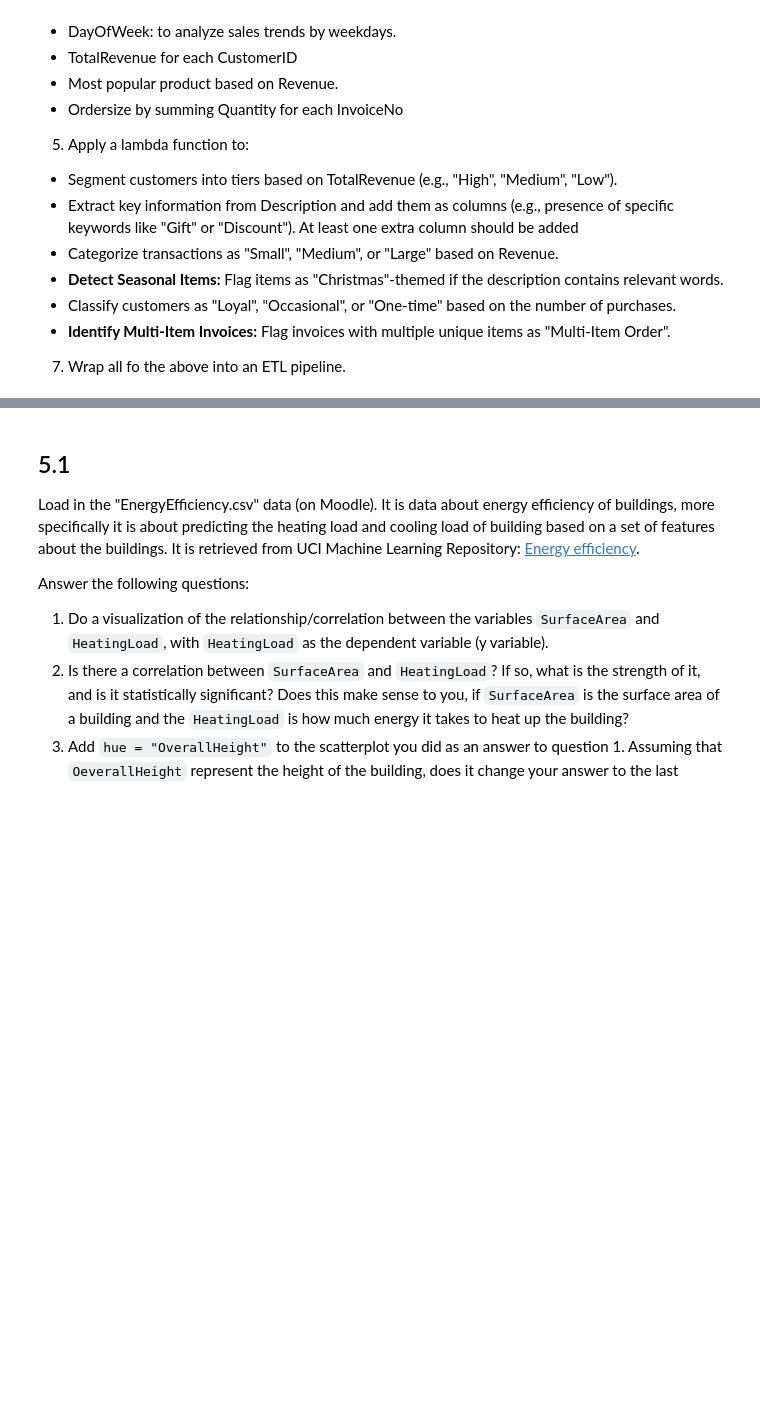
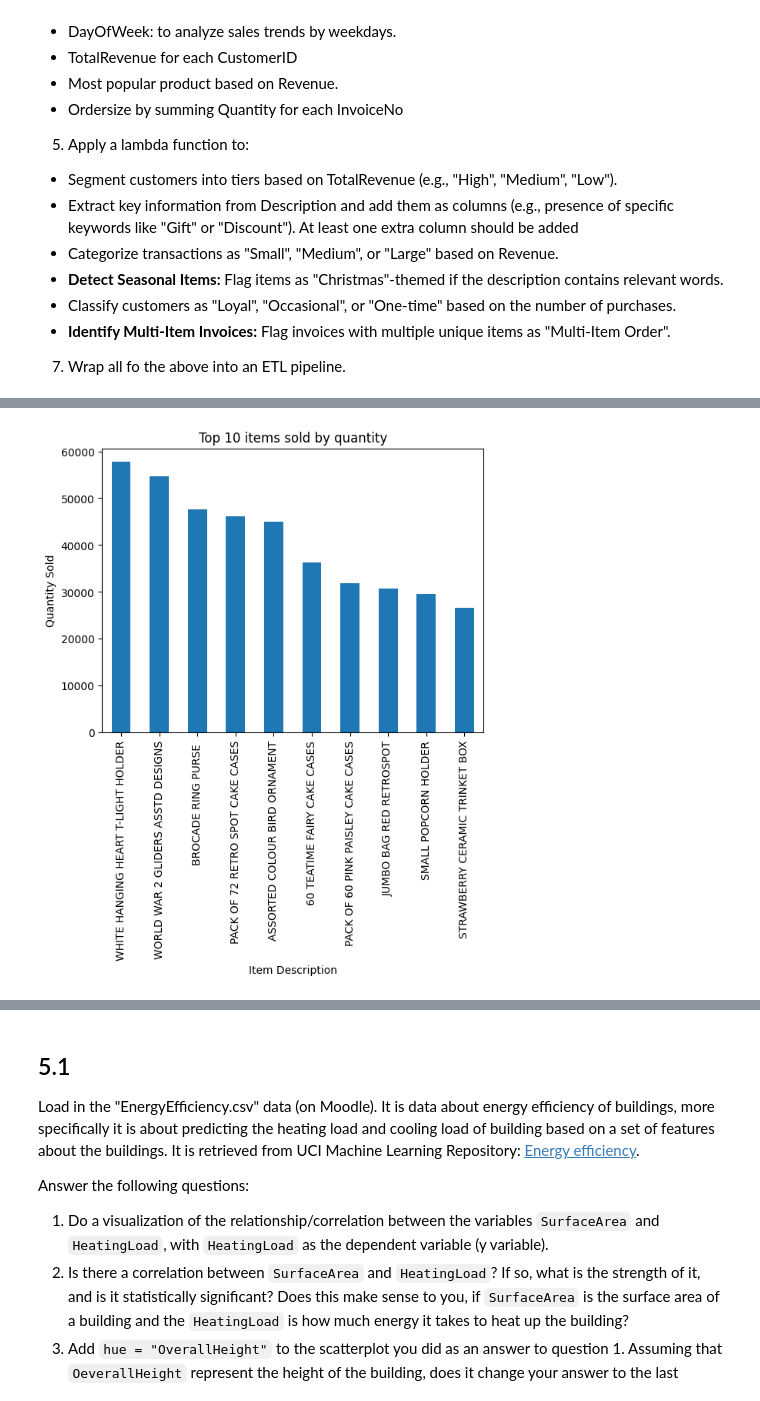
Before and after one commit to X1las/DaT, a Jupyter notebook: exercises.ipynb, the cells around one changed output, grey strips where cells are left out. Saved outputs shown, nothing was run; the diff lists cells and outputs as text; code cells hidden in the pictures; blank space fills up the shorter version.

```diff
--- a/exercises.ipynb
+++ b/exercises.ipynb
@@ -568,0 +651,9 @@ Complete the following tasks:
+# %%
+# plotting items sold sorted by quantity sold
+online_retail.groupby("Description")["Quantity"].sum().sort_values(ascending=False).head(10).plot(kind="bar")
+plt.title("Top 10 items sold by quantity")
+plt.ylabel("Quantity Sold")
+plt.xlabel("Item Description")
+plt.show()
+# %% [output]
+[figure, added]
```
Also changed, not shown: parts of 21 cells of this notebook.
